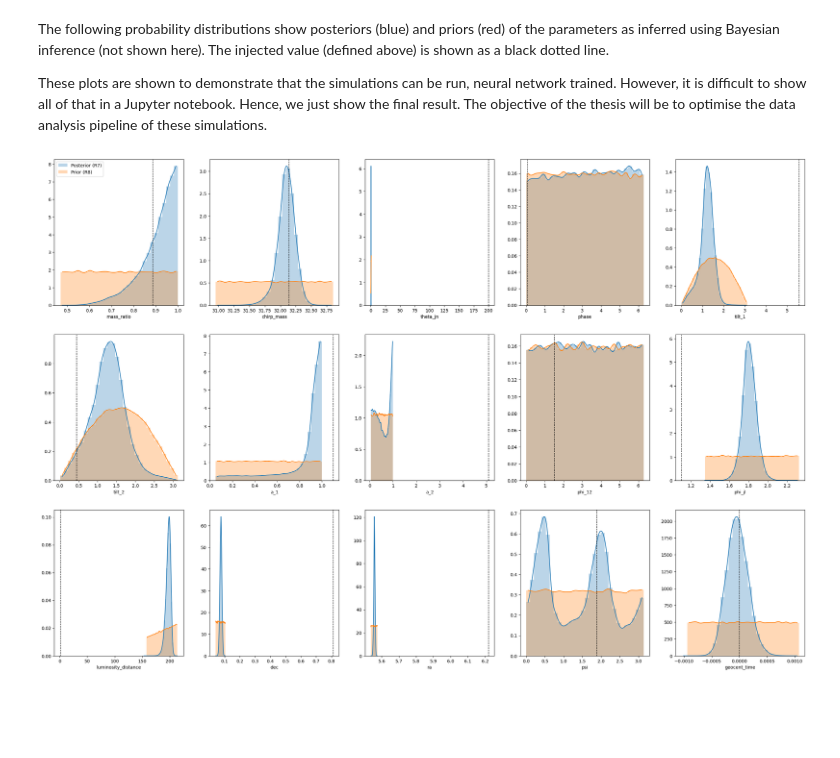
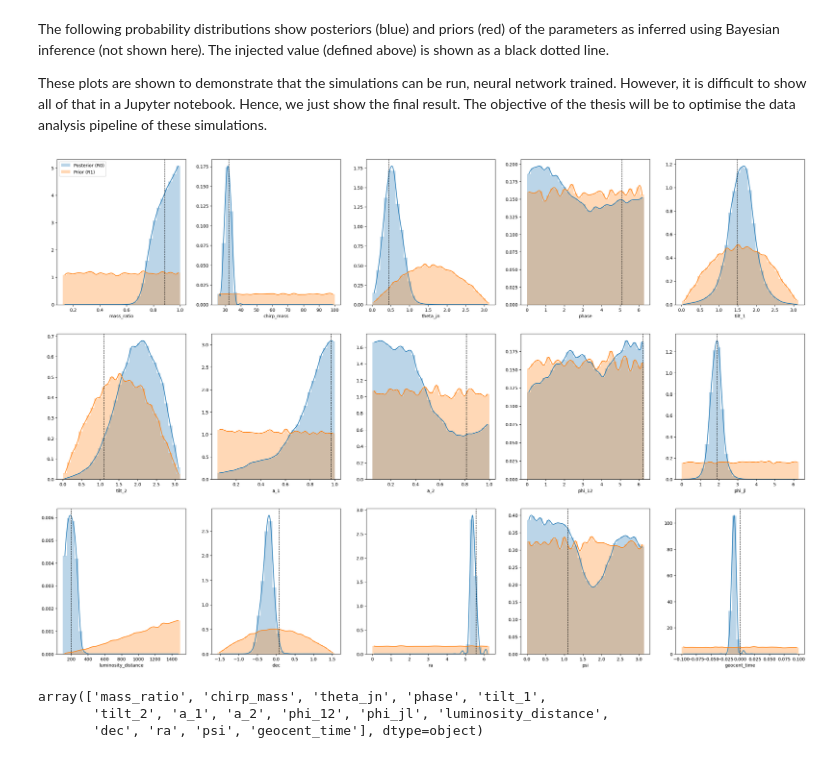
Before and after one commit to Nic0laA/master-thesis, a Jupyter notebook: EDA/EDA.ipynb, the cells around one changed output. Drawn from its saved outputs; the diff is of its cells as text; code cells hidden in the pictures; blank space fills up the shorter version.

```diff
--- a/EDA/EDA.ipynb
+++ b/EDA/EDA.ipynb
@@ -139,7 +140,7 @@ import pickle
 import numpy as np
 import zarr
 
-round = 8
+round = 1
 
 #obs_path = f'/scratch-shared/scur2012/peregrine_data/bhardwaj2023/observation_{run}'
 #with open(obs_path, 'rb') as f:
@@ -151,7 +152,7 @@ simulation_results = zarr.convenience.open(saved_path)
 
 import pickle
 # Posterior
-logratio_path = f'/scratch-shared/scur2012/peregrine_data/bhardwaj2023/logratios_{run}/logratios_R{round-1}'
+logratio_path = f'/scratch-shared/scur2012/peregrine_data/bhardwaj2023/logratios_{run}/logratios_R{round}'
 
 with open(logratio_path, 'rb') as f:
     logratio_data = pickle.load(f)
@@ -165,7 +166,7 @@ from scipy.interpolate import interp1d
 
 parameter_names = pd.read_table(f'/scratch-shared/scur2012/peregrine_data/bhardwaj2023/param_idxs_{run}.txt',
                                 sep = '\s+', usecols=[0,1], header=None).set_index(1).values[:,0]
-ground_truth = dict(zip(parameter_names, list(obs['z_int']) + list(obs['z_ext'])))
+# ground_truth = dict(zip(parameter_names, list(obs['z_int']) + list(obs['z_ext'])))
 
 plt.figure(figsize=(30, 20))
 for p_id in range(15):
@@ -197,32 +198,38 @@ for p_id in range(15):
     # Priors plot
 
     #prob_masses = coverage_data.prob_masses[:, p_id]
     #sample = coverage_data.params[:, p_id, 0]
 
     sample = simulation_results['data']['z_total'][:, p_id]
 
     h, bins = np.histogram(
         sample, density=True, bins=30
     )
     bin_centres = 0.5 * (bins[1:] + bins[0:-1])
     plt.bar(
         bin_centres,
         h,
         width=bin_centres[1] - bin_centres[0],
         alpha=0.3,
         label=f'Prior (R{round})',
     )
     min1, max1 = bin_centres[0], bin_centres[-1]
     fit1 = interp1d(bin_centres, h, kind=3, fill_value="extrapolate")
 
     if p_id == 0:
         plt.legend()
     x_grid = np.linspace(min1, max1, 1000)
     plt.plot(x_grid[fit1(x_grid)>0], fit1(x_grid)[fit1(x_grid)>0])
 
     # Add ground-truth
-    plt.axvline(ground_truth[parameter_names[p_id]], 0, 1, color='k', linestyle='--', linewidth=1)
+    plt.axvline(injection[parameter_names[p_id]], 0, 1, color='k', linestyle='--', linewidth=1)
 
 plt.show()
 # %% [output]
-[figure, old version]
+[figure, new version]
+# %%
+parameter_names
+# %% [output]
+array(['mass_ratio', 'chirp_mass', 'theta_jn', 'phase', 'tilt_1',
+       'tilt_2', 'a_1', 'a_2', 'phi_12', 'phi_jl', 'luminosity_distance',
+       'dec', 'ra', 'psi', 'geocent_time'], dtype=object)
```
Also changed, not shown: parts of 2 cells of this notebook, 9 other files.
